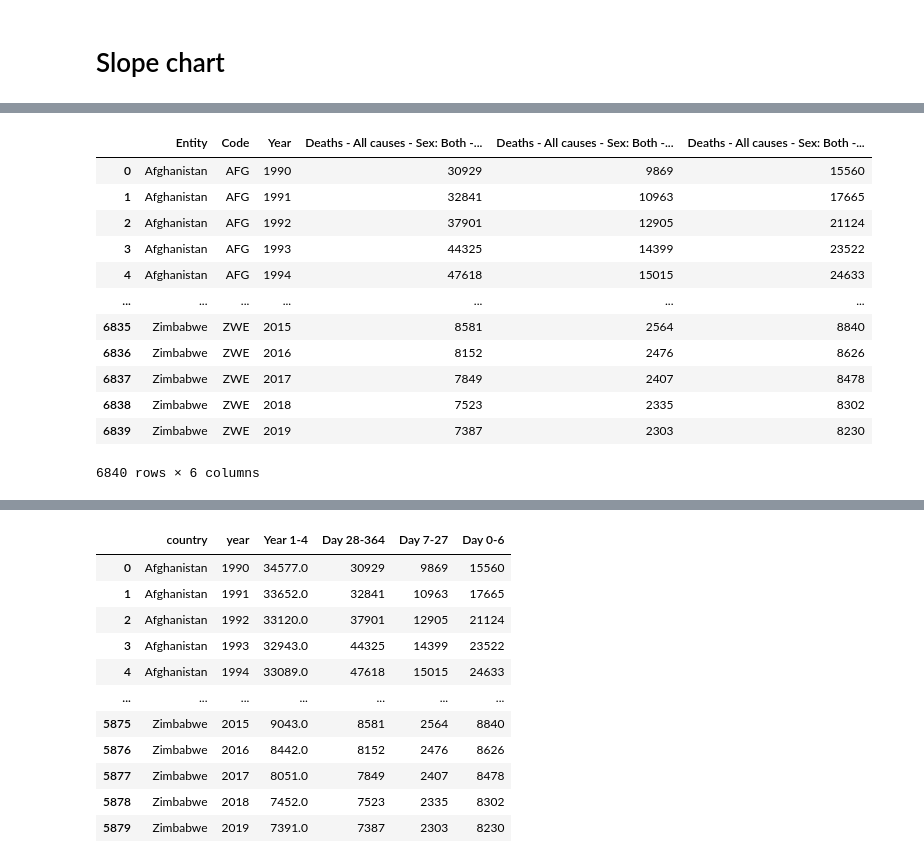
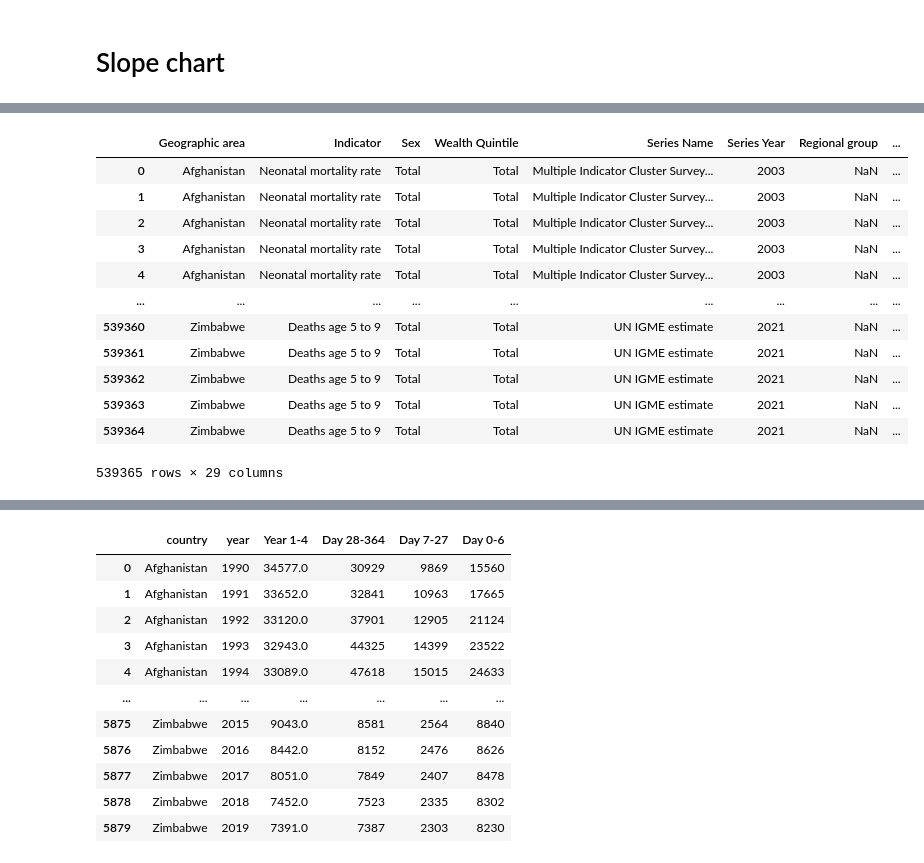
Before and after one commit to ongdisheng/FIT3179, a Jupyter notebook: project2/data/preprocess.ipynb, the cells around one changed output, grey strips where cells are left out. Cells and saved outputs as stored; diff of their text form; code cells hidden in the pictures.

```diff
--- a/project2/data/preprocess.ipynb
+++ b/project2/data/preprocess.ipynb
@@ -325,5 +325,6 @@ butterfly.to_csv('butterfly_chart.csv')
 # %%
 import pandas as pd
 
-life_stage_1 = pd.read_csv('child-deaths-by-life-stage.csv')
-life_stage_2 = pd.read_csv('infant-deaths.csv')
+slope1 = pd.read_csv('child-deaths.csv')
+slope2 = pd.read_csv('child-deaths-by-life-stage.csv')
+slope3 = pd.read_csv('infant-deaths.csv')
@@ -346,16 +331,16 @@ life_stage_1
-# %%
-life_stage_2
-# %% [output]
-|  | Entity | Code | Year | Deaths - All causes - Sex: Both -... | Deaths - All causes - Sex: Both -... | Deaths - All causes - Sex: Both -... |
-| 0 | Afghanistan | AFG | 1990 | 30929 | 9869 | 15560 |
-| 1 | Afghanistan | AFG | 1991 | 32841 | 10963 | 17665 |
-| 2 | Afghanistan | AFG | 1992 | 37901 | 12905 | 21124 |
-| 3 | Afghanistan | AFG | 1993 | 44325 | 14399 | 23522 |
-| 4 | Afghanistan | AFG | 1994 | 47618 | 15015 | 24633 |
-| ... | ... | ... | ... | ... | ... | ... |
-| 6835 | Zimbabwe | ZWE | 2015 | 8581 | 2564 | 8840 |
-| 6836 | Zimbabwe | ZWE | 2016 | 8152 | 2476 | 8626 |
-| 6837 | Zimbabwe | ZWE | 2017 | 7849 | 2407 | 8478 |
-| 6838 | Zimbabwe | ZWE | 2018 | 7523 | 2335 | 8302 |
-| 6839 | Zimbabwe | ZWE | 2019 | 7387 | 2303 | 8230 |
-6840 rows × 6 columns
+# %%
+slope1
+# %% [output]
+|  | Geographic area | Indicator | Sex | Wealth Quintile | Series Name | Series Year | Regional group | ... |
+| 0 | Afghanistan | Neonatal mortality rate | Total | Total | Multiple Indicator Cluster Survey... | 2003 | NaN | ... |
+| 1 | Afghanistan | Neonatal mortality rate | Total | Total | Multiple Indicator Cluster Survey... | 2003 | NaN | ... |
+| 2 | Afghanistan | Neonatal mortality rate | Total | Total | Multiple Indicator Cluster Survey... | 2003 | NaN | ... |
+| 3 | Afghanistan | Neonatal mortality rate | Total | Total | Multiple Indicator Cluster Survey... | 2003 | NaN | ... |
+| 4 | Afghanistan | Neonatal mortality rate | Total | Total | Multiple Indicator Cluster Survey... | 2003 | NaN | ... |
+| ... | ... | ... | ... | ... | ... | ... | ... | ... |
+| 539360 | Zimbabwe | Deaths age 5 to 9 | Total | Total | UN IGME estimate | 2021 | NaN | ... |
+| 539361 | Zimbabwe | Deaths age 5 to 9 | Total | Total | UN IGME estimate | 2021 | NaN | ... |
+| 539362 | Zimbabwe | Deaths age 5 to 9 | Total | Total | UN IGME estimate | 2021 | NaN | ... |
+| 539363 | Zimbabwe | Deaths age 5 to 9 | Total | Total | UN IGME estimate | 2021 | NaN | ... |
+| 539364 | Zimbabwe | Deaths age 5 to 9 | Total | Total | UN IGME estimate | 2021 | NaN | ... |
+539365 rows × 29 columns
```
Also changed, not shown: parts of 46 cells of this notebook, 4 other files.
